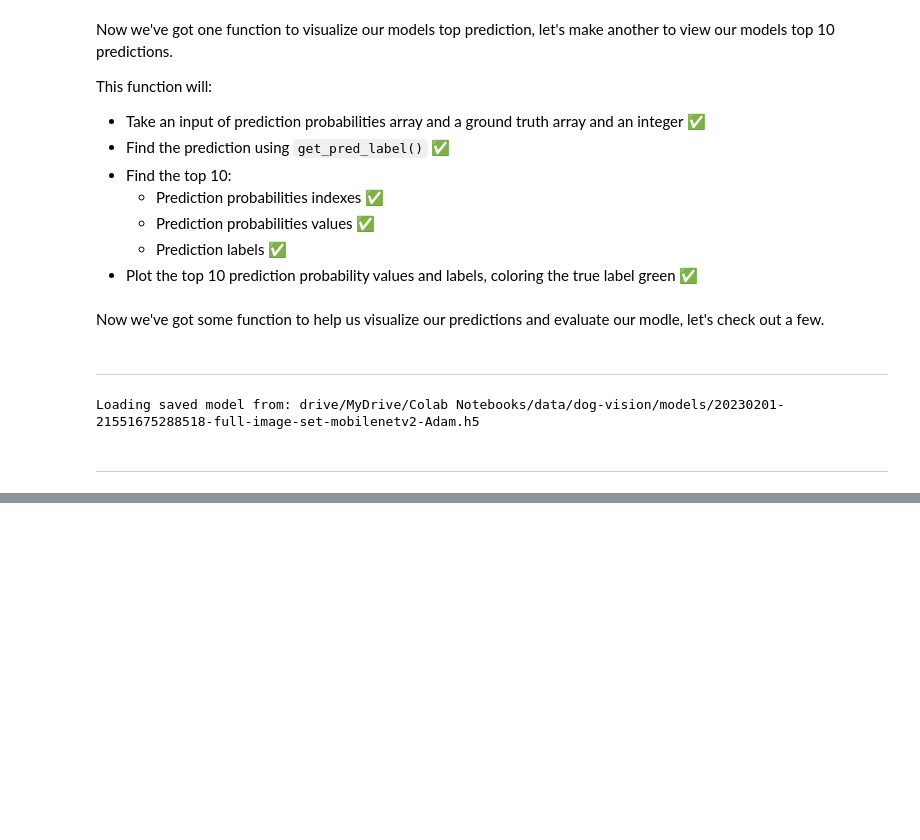
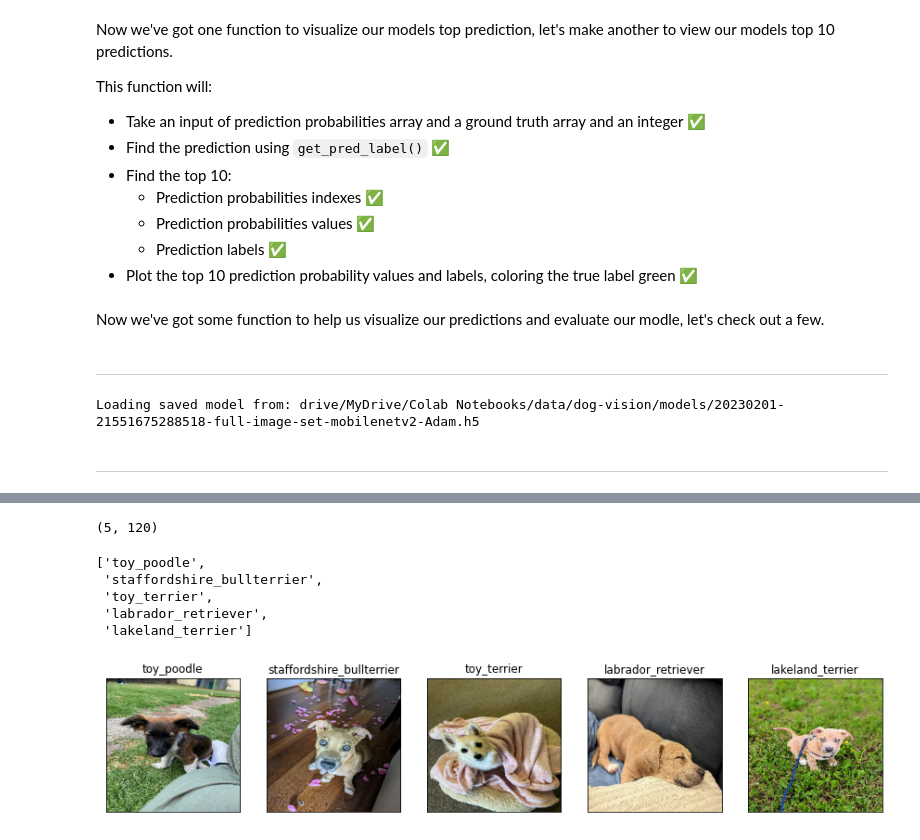
Before and after one commit to pcsmomo/data-science-ml-andrei, a Jupyter notebook: 14-prj-neural-networks-tensorflow/07-full-test-own-data.ipynb, the cells around one changed output, grey strips where cells are left out. Saved outputs shown, nothing was run; the diff lists cells and outputs as text; code cells hidden in the pictures; blank space fills up the shorter version.

Commit message:
250. Making Predictions On Our Images

```diff
--- a/14-prj-neural-networks-tensorflow/07-full-test-own-data.ipynb
+++ b/14-prj-neural-networks-tensorflow/07-full-test-own-data.ipynb
@@ -326,0 +348,4 @@ TEST_PATH = f"{DATA_PATH}/test/"
+# %%
+# Turn custom images into batch datasets
+custom_data = create_data_batches(custom_image_paths, test_data=True)
+custom_data
@@ -326,0 +355,3 @@ TEST_PATH = f"{DATA_PATH}/test/"
+# %%
+# Make predictions on the custom data
+custom_preds = full_model.predict(custom_data)
@@ -326,0 +360,32 @@ TEST_PATH = f"{DATA_PATH}/test/"
+# %%
+custom_preds.shape
+# %% [output]
+(5, 120)
+# %%
+# Get custom image prediction labels
+custom_pred_labels = [get_pred_label(custom_preds[i]) for i in range(len(custom_preds))]
+custom_pred_labels
+# %% [output]
+['toy_poodle',
+ 'staffordshire_bullterrier',
+ 'toy_terrier',
+ 'labrador_retriever',
+ 'lakeland_terrier']
+# %%
+# Get custom images (our unbatchify() function won't work since there aren't labels... maybe we could fix this later)
+custom_images = []
+# Loop through unbatched data
+for image in custom_data.unbatch().as_numpy_iterator():
+  custom_images.append(image)
+# %%
+# Check custom image predictions
+len_images = len(custom_images)
+plt.figure(figsize=(len_images*3, len_images*3))
+for i, image in enumerate(custom_images):
+  plt.subplot(1, len_images, i+1)
+  plt.xticks([])
+  plt.yticks([])
+  plt.title(custom_pred_labels[i])
+  plt.imshow(image)
+# %% [output]
+[figure, added]
```
Also changed, not shown: parts of 5 cells of this notebook.
